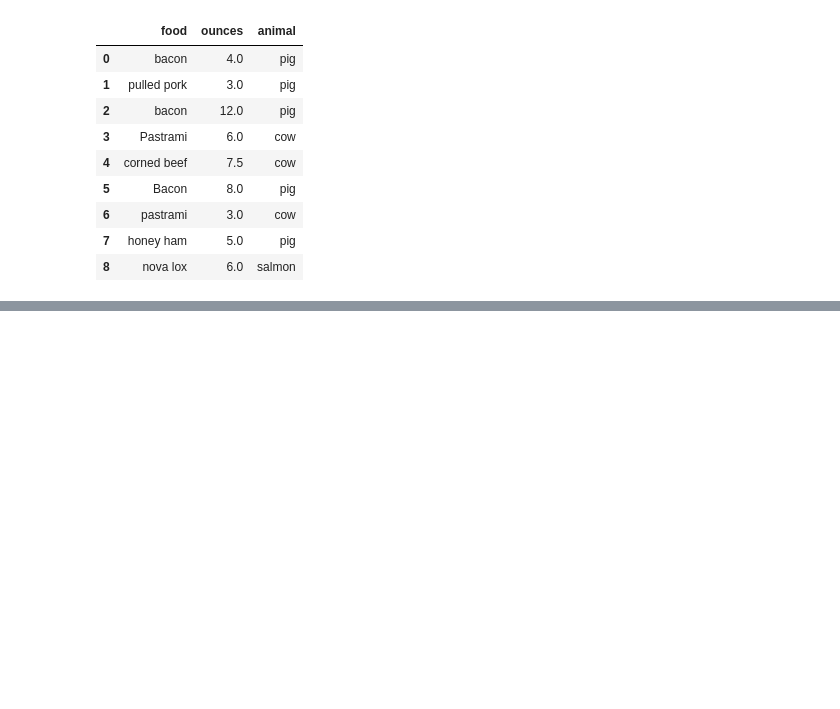
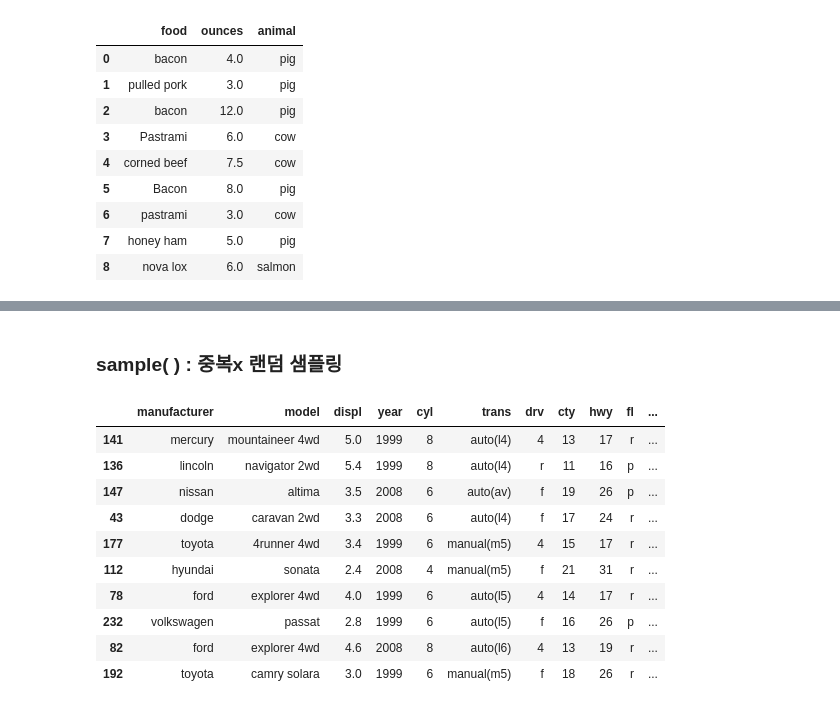
Before and after one commit to zzwony/Start_0920, a Jupyter notebook: redpython.ipynb, the cells around one changed output, grey strips where cells are left out. Cells and saved outputs as stored; diff of their text form; code cells hidden in the pictures; blank space fills up the shorter version.

```diff
--- a/redpython.ipynb
+++ b/redpython.ipynb
@@ -1615,0 +1931,16 @@ data
+# %% [markdown]
+### sample( ) : 중복x 랜덤 샘플링
+# %%
+mpg.sample(10)  #알아서 섞여있는 상태로 뽑아준다.
+# %% [output]
+|  | manufacturer | model | displ | year | cyl | trans | drv | cty | hwy | fl | ... |
+| 141 | mercury | mountaineer 4wd | 5.0 | 1999 | 8 | auto(l4) | 4 | 13 | 17 | r | ... |
+| 136 | lincoln | navigator 2wd | 5.4 | 1999 | 8 | auto(l4) | r | 11 | 16 | p | ... |
+| 147 | nissan | altima | 3.5 | 2008 | 6 | auto(av) | f | 19 | 26 | p | ... |
+| 43 | dodge | caravan 2wd | 3.3 | 2008 | 6 | auto(l4) | f | 17 | 24 | r | ... |
+| 177 | toyota | 4runner 4wd | 3.4 | 1999 | 6 | manual(m5) | 4 | 15 | 17 | r | ... |
+| 112 | hyundai | sonata | 2.4 | 2008 | 4 | manual(m5) | f | 21 | 31 | r | ... |
+| 78 | ford | explorer 4wd | 4.0 | 1999 | 6 | auto(l5) | 4 | 14 | 17 | r | ... |
+| 232 | volkswagen | passat | 2.8 | 1999 | 6 | auto(l5) | f | 16 | 26 | p | ... |
+| 82 | ford | explorer 4wd | 4.6 | 2008 | 8 | auto(l6) | 4 | 13 | 19 | r | ... |
+| 192 | toyota | camry solara | 3.0 | 1999 | 6 | manual(m5) | f | 18 | 26 | r | ... |
```
Also changed, not shown: parts of 161 cells of this notebook.
